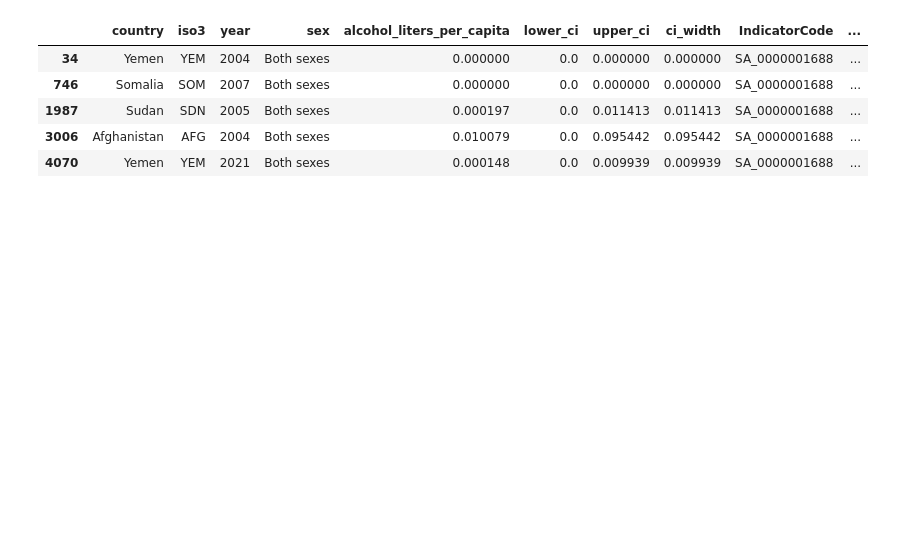
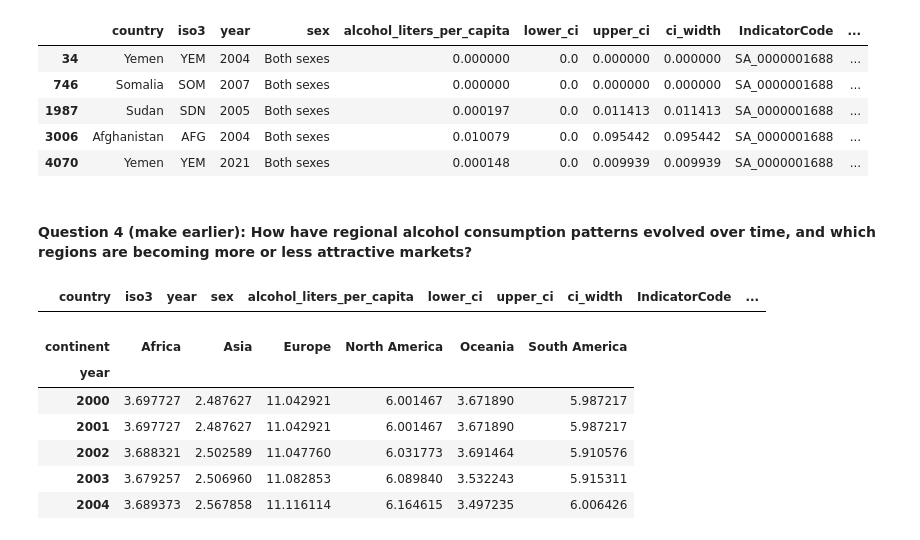
Before and after one commit to Huang-Hao-Gao/global-alcohol-consumption-analysis, a Jupyter notebook: analysis.ipynb, the cells around one changed output. Saved outputs shown, nothing was run; the diff lists cells and outputs as text; code cells hidden in the pictures; blank space fills up the shorter version.

```diff
--- a/analysis.ipynb
+++ b/analysis.ipynb
@@ -498,3 +504,5 @@ df.sort_values(by="units_per_capita_week").head()
 | 1987 | Sudan | SDN | 2005 | Both sexes | 0.000197 | 0.0 | 0.011413 | 0.011413 | SA_0000001688 | ... |
 | 3006 | Afghanistan | AFG | 2004 | Both sexes | 0.010079 | 0.0 | 0.095442 | 0.095442 | SA_0000001688 | ... |
 | 4070 | Yemen | YEM | 2021 | Both sexes | 0.000148 | 0.0 | 0.009939 | 0.009939 | SA_0000001688 | ... |
+# %% [markdown]
+#### Question 4 (make earlier): How have regional alcohol consumption patterns evolved over time, and which regions are becoming more or less attractive markets?
@@ -500,0 +722,23 @@ df.sort_values(by="units_per_capita_week").head()
+# %%
+df["continent"] = df["country"].map(country_continent)
+df[df["continent"].isna()]
+# %% [output]
+|  | country | iso3 | year | sex | alcohol_liters_per_capita | lower_ci | upper_ci | ci_width | IndicatorCode | ... |
+# %%
+#create a pivot table of year against continent where the values are the average alcohol consumption for that continent in that year
+cons_by_continent = df.pivot_table(
+    values=alcohol_liters_per_capita,
+    index="year",
+    columns="continent",
+    aggfunc="mean"
+)
+
+cons_by_continent.head()
+# %% [output]
+| continent | Africa | Asia | Europe | North America | Oceania | South America |
+| year |  |  |  |  |  |  |
+| 2000 | 3.697727 | 2.487627 | 11.042921 | 6.001467 | 3.671890 | 5.987217 |
+| 2001 | 3.697727 | 2.487627 | 11.042921 | 6.001467 | 3.671890 | 5.987217 |
+| 2002 | 3.688321 | 2.502589 | 11.047760 | 6.031773 | 3.691464 | 5.910576 |
+| 2003 | 3.679257 | 2.506960 | 11.082853 | 6.089840 | 3.532243 | 5.915311 |
+| 2004 | 3.689373 | 2.567858 | 11.116114 | 6.164615 | 3.497235 | 6.006426 |
```
Also changed, not shown: parts of 11 cells of this notebook.
